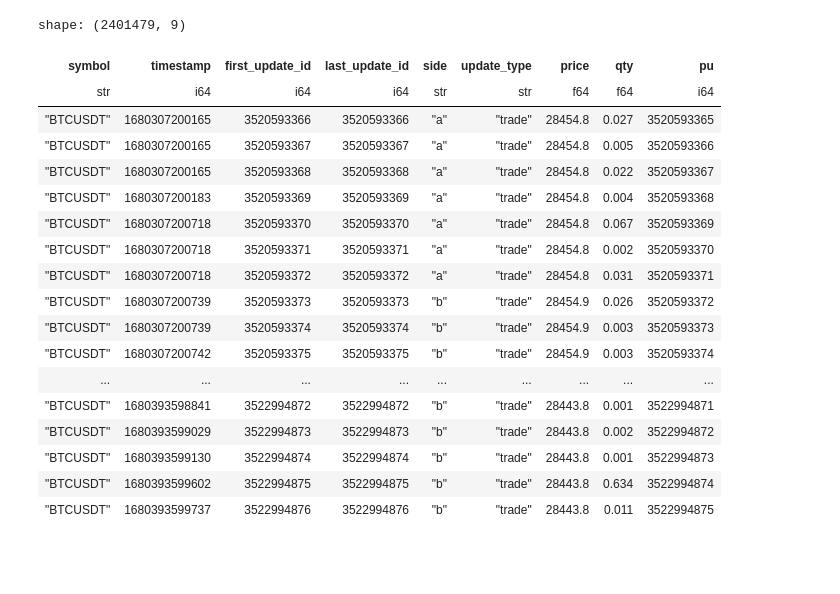
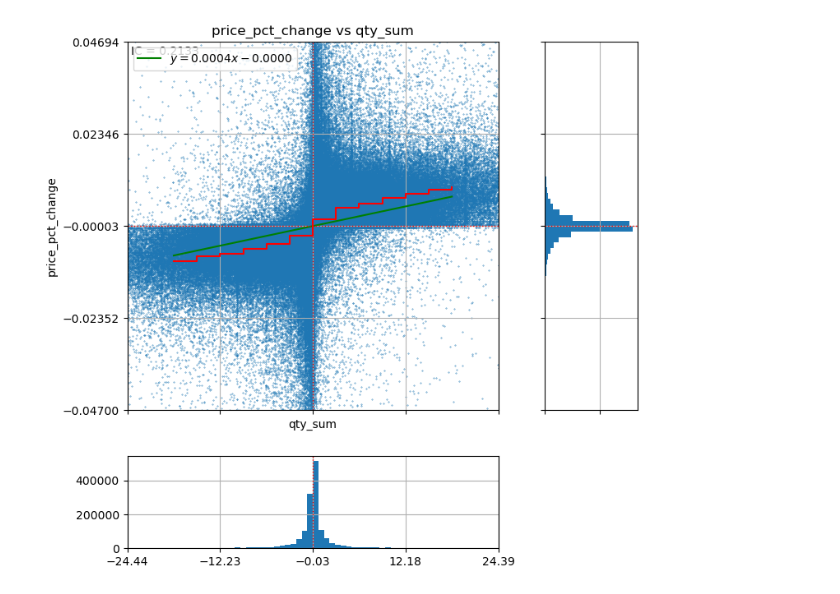
Before and after one commit to WannabeBotter/binance_trainer, a Jupyter notebook: test.ipynb, the cells around one changed output. Drawn from its saved outputs; the diff is of its cells as text; code cells hidden in the pictures; blank space fills up the shorter version.

```diff
--- a/test.ipynb
+++ b/test.ipynb
@@ -25,22 +0,0 @@ shape: (126263633, 9)
-# %%
-pl.read_parquet("/home/jovyan/work/binance_trainer/data/BTCUSDT_TRADES_2023-04-01.parquet")
-# %% [output]
-shape: (2401479, 9)
-| symbol | timestamp | first_update_id | last_update_id | side | update_type | price | qty | pu |
-| str | i64 | i64 | i64 | str | str | f64 | f64 | i64 |
-| "BTCUSDT" | 1680307200165 | 3520593366 | 3520593366 | "a" | "trade" | 28454.8 | 0.027 | 3520593365 |
-| "BTCUSDT" | 1680307200165 | 3520593367 | 3520593367 | "a" | "trade" | 28454.8 | 0.005 | 3520593366 |
-| "BTCUSDT" | 1680307200165 | 3520593368 | 3520593368 | "a" | "trade" | 28454.8 | 0.022 | 3520593367 |
-| "BTCUSDT" | 1680307200183 | 3520593369 | 3520593369 | "a" | "trade" | 28454.8 | 0.004 | 3520593368 |
-| "BTCUSDT" | 1680307200718 | 3520593370 | 3520593370 | "a" | "trade" | 28454.8 | 0.067 | 3520593369 |
-| "BTCUSDT" | 1680307200718 | 3520593371 | 3520593371 | "a" | "trade" | 28454.8 | 0.002 | 3520593370 |
-| "BTCUSDT" | 1680307200718 | 3520593372 | 3520593372 | "a" | "trade" | 28454.8 | 0.031 | 3520593371 |
-| "BTCUSDT" | 1680307200739 | 3520593373 | 3520593373 | "b" | "trade" | 28454.9 | 0.026 | 3520593372 |
-| "BTCUSDT" | 1680307200739 | 3520593374 | 3520593374 | "b" | "trade" | 28454.9 | 0.003 | 3520593373 |
-| "BTCUSDT" | 1680307200742 | 3520593375 | 3520593375 | "b" | "trade" | 28454.9 | 0.003 | 3520593374 |
-| ... | ... | ... | ... | ... | ... | ... | ... | ... |
-| "BTCUSDT" | 1680393598841 | 3522994872 | 3522994872 | "b" | "trade" | 28443.8 | 0.001 | 3522994871 |
-| "BTCUSDT" | 1680393599029 | 3522994873 | 3522994873 | "b" | "trade" | 28443.8 | 0.002 | 3522994872 |
-| "BTCUSDT" | 1680393599130 | 3522994874 | 3522994874 | "b" | "trade" | 28443.8 | 0.001 | 3522994873 |
-| "BTCUSDT" | 1680393599602 | 3522994875 | 3522994875 | "b" | "trade" | 28443.8 | 0.634 | 3522994874 |
-| "BTCUSDT" | 1680393599737 | 3522994876 | 3522994876 | "b" | "trade" | 28443.8 | 0.011 | 3522994875 |
@@ -46,0 +73,25 @@ shape: (2401479, 9)
+# %%
+df_trades = pl.read_parquet("/home/jovyan/work/binance_trainer/data/BTCUSDT_TRADES_2023-04-10.parquet")
+df_trades = df_trades.vstack(pl.read_parquet("/home/jovyan/work/binance_trainer/data/BTCUSDT_TRADES_2023-04-11.parquet"))
+df_trades = df_trades.vstack(pl.read_parquet("/home/jovyan/work/binance_trainer/data/BTCUSDT_TRADES_2023-04-12.parquet"))
+df_trades = df_trades.vstack(pl.read_parquet("/home/jovyan/work/binance_trainer/data/BTCUSDT_TRADES_2023-04-13.parquet"))
+df_trades = df_trades.vstack(pl.read_parquet("/home/jovyan/work/binance_trainer/data/BTCUSDT_TRADES_2023-04-14.parquet"))
+df_trades = df_trades.vstack(pl.read_parquet("/home/jovyan/work/binance_trainer/data/BTCUSDT_TRADES_2023-04-15.parquet"))
+df_trades = df_trades.vstack(pl.read_parquet("/home/jovyan/work/binance_trainer/data/BTCUSDT_TRADES_2023-04-16.parquet"))
+df_trades = df_trades.vstack(pl.read_parquet("/home/jovyan/work/binance_trainer/data/BTCUSDT_TRADES_2023-04-17.parquet"))
+df_trades = df_trades.vstack(pl.read_parquet("/home/jovyan/work/binance_trainer/data/BTCUSDT_TRADES_2023-04-18.parquet"))
+df_trades = df_trades.vstack(pl.read_parquet("/home/jovyan/work/binance_trainer/data/BTCUSDT_TRADES_2023-04-19.parquet"))
+df_trades = df_trades.vstack(pl.read_parquet("/home/jovyan/work/binance_trainer/data/BTCUSDT_TRADES_2023-04-20.parquet"))
+df_trades = df_trades.vstack(pl.read_parquet("/home/jovyan/work/binance_trainer/data/BTCUSDT_TRADES_2023-04-21.parquet")).sort("timestamp")
+
+df_trades = df_trades.with_columns([(pl.when(pl.col("side") == "a").then(-pl.col("qty")).otherwise(pl.col("qty"))).alias("qty")])
+# %%
+df_groupby = df_trades.groupby("timestamp").agg([pl.col("price").first().alias("open"), pl.col("price").max().alias("high"), pl.col("price").min().alias("low"),pl.col("price").last().alias("close"), pl.col("qty").sum().alias("qty_sum")])
+df_groupby = df_groupby.with_columns([((pl.col("close") - pl.col("open")) / pl.col("open")).alias("price_pct_change")])
+df_groupby = df_groupby.filter(pl.col("price_pct_change").abs() > 0)
+x = df_groupby["qty_sum"]
+y = df_groupby["price_pct_change"] * 100
+
+show_correlation(x, y, title="price_pct_change vs qty_sum", xaxis_label="qty_sum", yaxis_label="price_pct_change", legend_loc="upper left")
+# %% [output]
+[figure, added]
```
Also changed, not shown: parts of 10 cells of this notebook.
